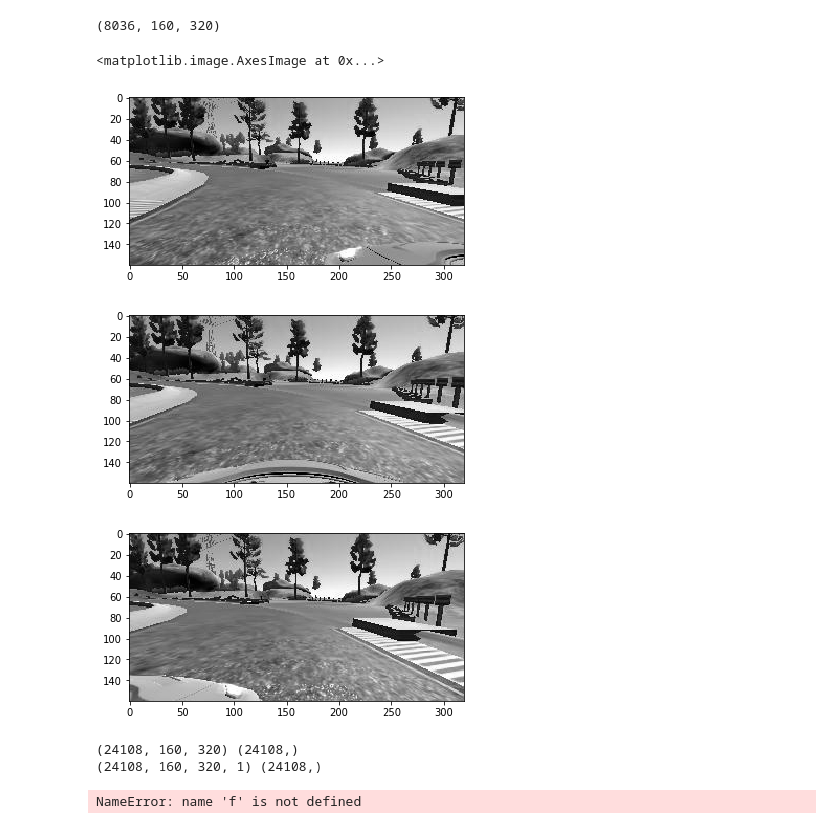
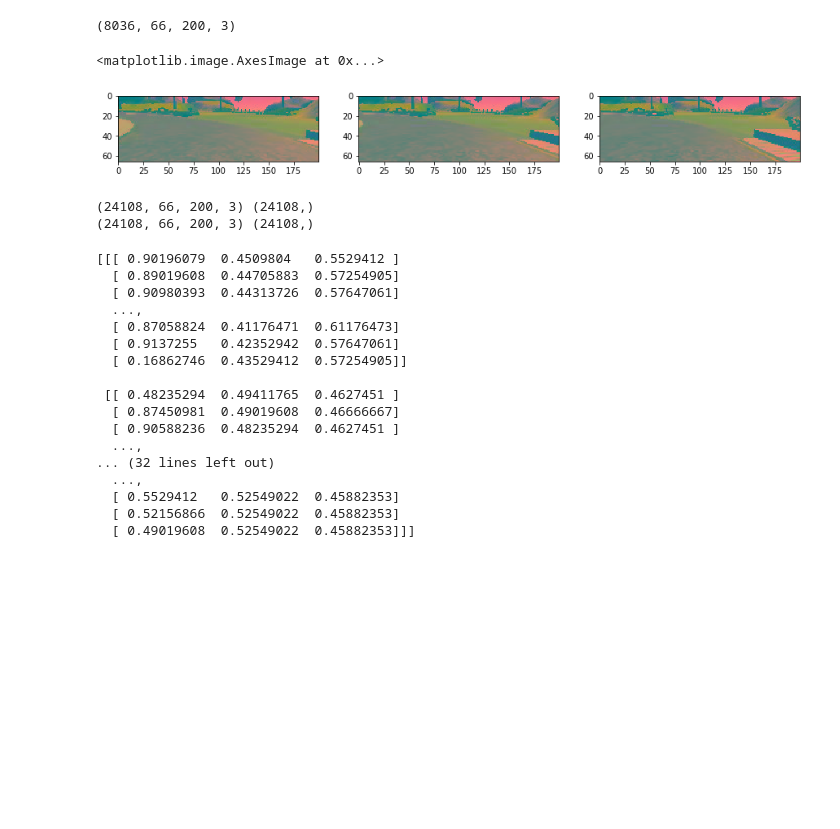
Before and after one commit to subhash/CarND-Behavioral-Cloning, a Jupyter notebook: behavioral-cloning.ipynb, the cells around one changed output. Drawn from its saved outputs; the diff is of its cells as text; code cells hidden in the pictures; blank space fills up the shorter version.

```diff
--- a/behavioral-cloning.ipynb
+++ b/behavioral-cloning.ipynb
@@ -1,43 +1,48 @@
 # %%
 import os
 import cv2
 import pandas
 import numpy as np
 import matplotlib.pyplot as plt
 
+def clipped(im):
+    h, w, _ = im.shape
+    nh, nw = (h-66)//2, (w-200)//2
+    im = im[nh:nh+66, nw:nw+200, :]
+    return im
+
 def extract_image(f):
     im = cv2.imread(f)
     im = cv2.cvtColor(im, cv2.COLOR_BGR2YUV)
-    im = im[:,:,0]
+    im = clipped(im)
+    #im = im[:,:,0]
     #mn, mx = np.min(im), np.max(im)
     #a, b = 0., 1.
     #im = a + ((im-mn)/(mx-mn))*(b-a)
     return im
 
 def process_db(dir):
     with open(os.path.join(dir, 'driving_log.csv'), 'r') as f:
         data = pandas.read_csv(f, header=0, skipinitialspace=True)
         res = np.asarray(data.values)
         c, l, r, st, t, b, sp = np.split(res, 7, axis=1)
         l = np.array([extract_image(os.path.join(dir, p)) for p in l.squeeze()])
         c = np.array([extract_image(os.path.join(dir, p)) for p in c.squeeze()])
         r = np.array([extract_image(os.path.join(dir, p)) for p in r.squeeze()])
         return l, c, r, st.squeeze()
 
 l, c, r, st = process_db('./data')
 print(c.shape)
 %matplotlib inline
-plt.imshow(l[20], cmap='gray')
-plt.figure()
-plt.imshow(c[20], cmap='gray')
-plt.figure()
-plt.imshow(r[20], cmap='gray')
+ix = 20
+f = plt.figure(figsize=(15,8))
+f.add_subplot(131).imshow((l[ix]), cmap='gray')
+f.add_subplot(132).imshow((c[ix]), cmap='gray')
+f.add_subplot(133).imshow((r[ix]), cmap='gray')
 # %% [output]
-(8036, 160, 320)
+(8036, 66, 200, 3)
 <matplotlib.image.AxesImage at 0x...>
-[figure, old version]
+[figure, new version]
-[figure, removed]
-[figure, removed]
 # %%
 from sklearn.utils import shuffle
 
@@ -53,20 +58,17 @@ print(features.shape, labels.shape)
 
 #features, labels = shuffle(features, labels)
 labels = labels.astype(np.float32)
-features = np.reshape(features, [-1, 160, 320, 1])
+#features = np.reshape(features, [-1, 160, 320, 1])
 
 X_train, y_train = features, labels
 print(X_train.shape, y_train.shape)
 # %% [output]
-(24108, 160, 320) (24108,)
-(24108, 160, 320, 1) (24108,)
+(24108, 66, 200, 3) (24108,)
+(24108, 66, 200, 3) (24108,)
 # %%
-# _ = plt.hist(st, 10)
-# plt.figure()
-# _ = plt.hist(labels, 10)
-# print(labels[labels<0.].shape)
-# print(labels[labels==0.].shape)
-# print(labels[labels>0.].shape)
+_ = plt.hist(st, 10)
+plt.figure()
+_ = plt.hist(labels, 10)
 
 features = features.astype(np.float32)
 mn = np.min(features, axis=(1,2,3), keepdims=True)
@@ -77,7 +79,23 @@ features = features/rng
 
 print(features[0])
 # %% [output]
-NameError: name 'f' is not defined
+[[[ 0.90196079  0.4509804   0.5529412 ]
+  [ 0.89019608  0.44705883  0.57254905]
+  [ 0.90980393  0.44313726  0.57647061]
+  ...,
+  [ 0.87058824  0.41176471  0.61176473]
+  [ 0.9137255   0.42352942  0.57647061]
+  [ 0.16862746  0.43529412  0.57254905]]
+
+ [[ 0.48235294  0.49411765  0.4627451 ]
+  [ 0.87450981  0.49019608  0.46666667]
+  [ 0.90588236  0.48235294  0.4627451 ]
+  ...,
+... (32 lines left out)
+  ...,
+  [ 0.5529412   0.52549022  0.45882353]
+  [ 0.52156866  0.52549022  0.45882353]
+  [ 0.49019608  0.52549022  0.45882353]]]
 # %%
 from keras.models import Sequential
 from keras.layers.core import Dense, Activation, Flatten, Dropout
```
Also changed, not shown: parts of 2 cells of this notebook.
